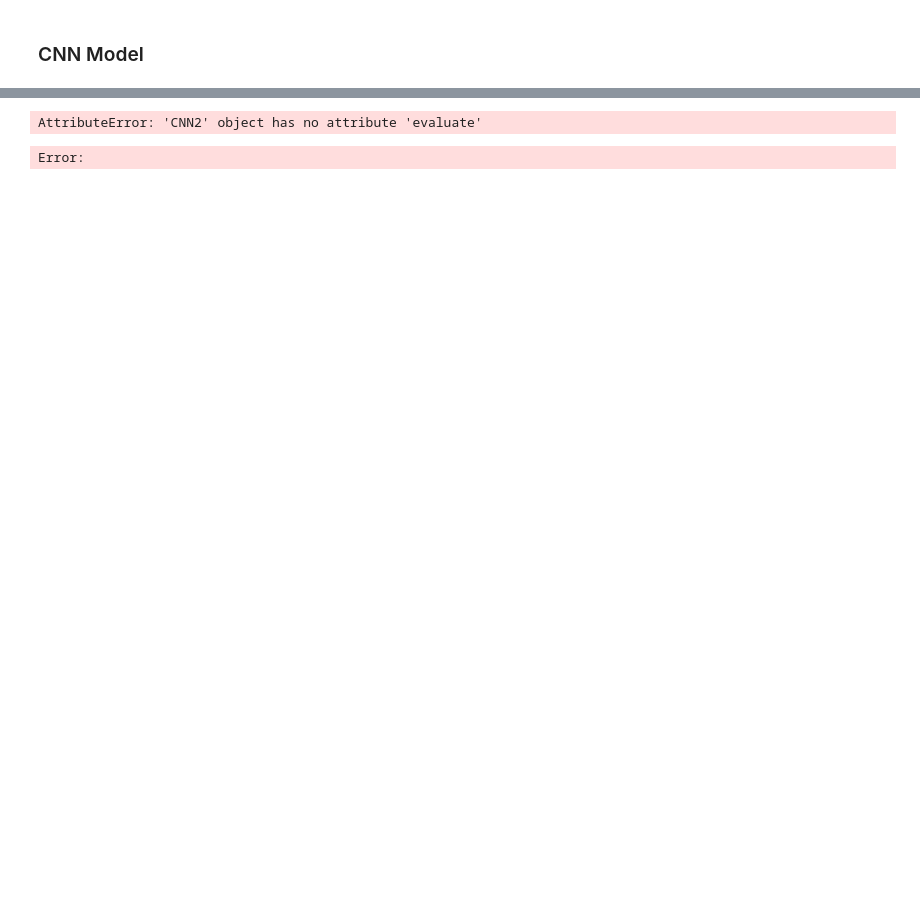
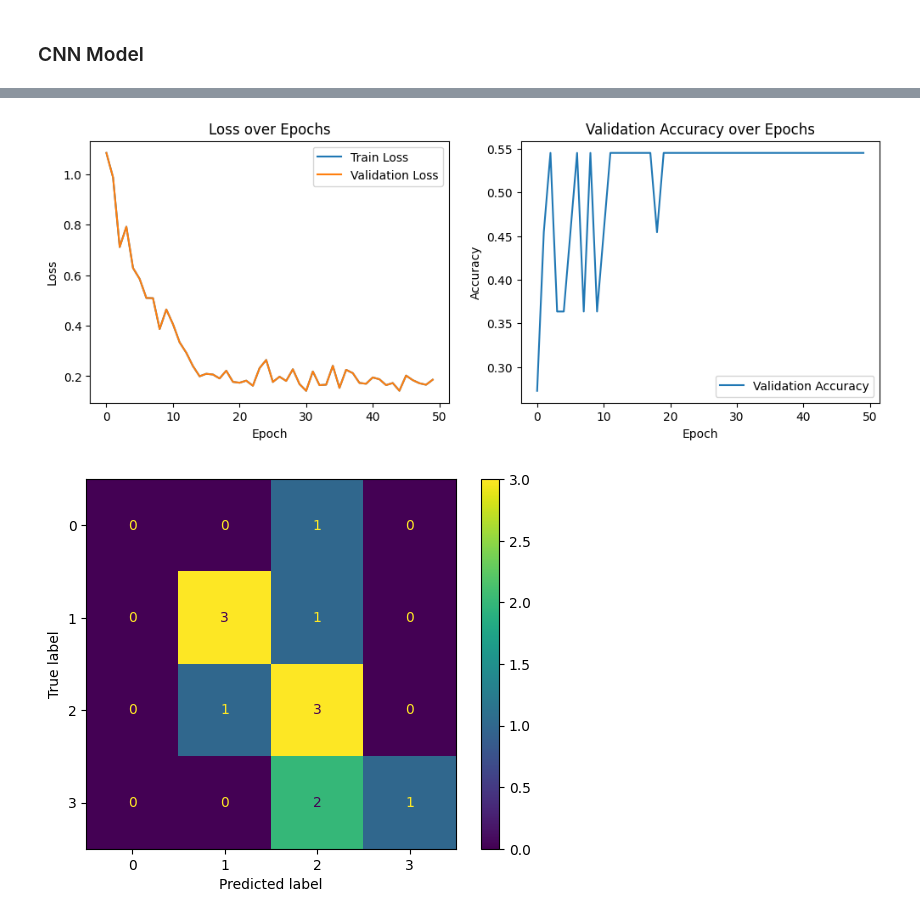
Before and after one commit to ArtKrutsko/B2AI-Project3, a Jupyter notebook: SES_spectro.ipynb, the cells around one changed output, grey strips where cells are left out. Drawn from its saved outputs; the diff is of its cells as text; code cells hidden in the pictures; blank space fills up the shorter version.

```diff
--- a/SES_spectro.ipynb
+++ b/SES_spectro.ipynb
@@ -452,37 +478,30 @@ TestACC:0.1818
-# %%
-# Just for plotting
-
-test_loss, test_accuracy = cnn.evaluate(test_features, test_labels)
-print(f'Test Accuracy: {test_accuracy}')
-
-
-plt.figure(figsize=(12, 4))
-
-plt.subplot(1, 2, 1)
-plt.plot(history.history['accuracy'])
-plt.plot(history.history['val_accuracy'])
-plt.title('Model Accuracy')
-plt.ylabel('Accuracy')
-plt.xlabel('Epoch')
-plt.legend(['Train', 'Validation'], loc='upper left')
-
-plt.subplot(1, 2, 2)
-plt.plot(history.history['loss'])
-plt.plot(history.history['val_loss'])
-plt.title('Model Loss')
-plt.ylabel('Loss')
-plt.xlabel('Epoch')
-plt.legend(['Train', 'Validation'], loc='upper left')
-
-plt.show()
-
-test_predictions = (cnn.predict(test_features) > 0.5).astype("int32")
-
-# Confusion matrix
-conf_matrix = confusion_matrix(test_labels, test_predictions)
-disp = ConfusionMatrixDisplay(confusion_matrix=conf_matrix, display_labels=['Not Race_5', 'Race_5'])
-disp.plot(cmap=plt.cm.Blues)
-plt.show()
-# %% [output]
-AttributeError: 'CNN2' object has no attribute 'evaluate'
-Error:
+# %%
+plt.figure(figsize=(12, 4))
+plt.subplot(1, 2, 1)
+plt.plot(train_losses, label='Train Loss')
+plt.plot(val_losses, label='Validation Loss')
+plt.xlabel('Epoch')
+plt.ylabel('Loss')
+plt.legend()
+plt.title('Loss over Epochs')
+
+# Plotting validation accuracy
+plt.subplot(1, 2, 2)
+plt.plot(val_accuracies, label='Validation Accuracy')
+plt.xlabel('Epoch')
+plt.ylabel('Accuracy')
+plt.legend()
+plt.title('Validation Accuracy over Epochs')
+plt.show()
+
+# Confusion matrix
+cnn.load_state_dict(torch.load('mymodel.pth'))
+_, predictions, ground_truths = eval(cnn, test_dataloader)
+
+cm = confusion_matrix(ground_truths, predictions)
+disp = ConfusionMatrixDisplay(confusion_matrix=cm)
+disp.plot()
+plt.show()
+# %% [output]
+[figure, added]
+[figure, added]
```
Also changed, not shown: parts of 6 cells of this notebook.
